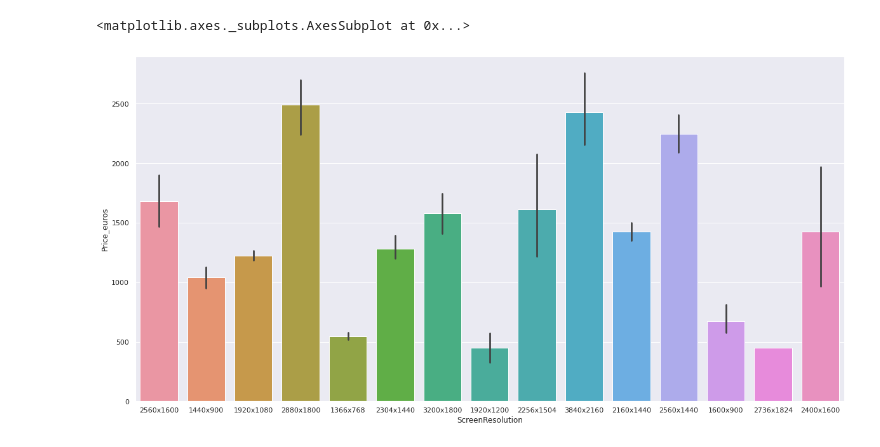
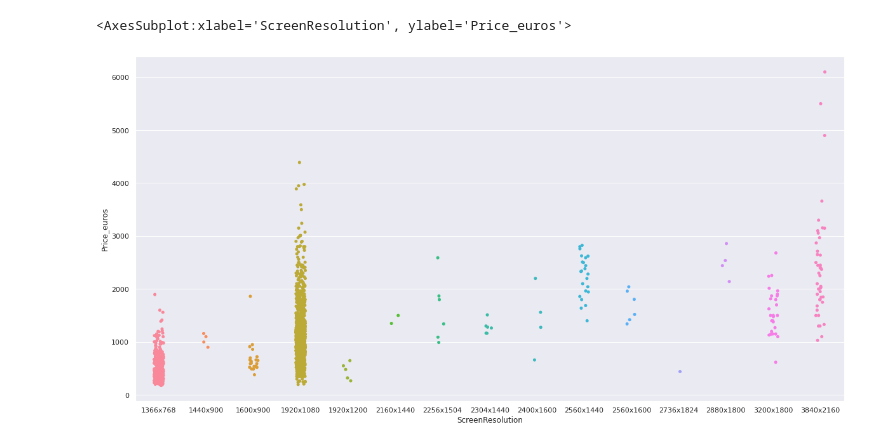
Before and after one commit to SayatP/Laptop-price-prediction, a Jupyter notebook: Notebook.ipynb, the cells around one changed output. Drawn from its saved outputs; the diff is of its cells as text; code cells hidden in the pictures.

```diff
--- a/Notebook.ipynb
+++ b/Notebook.ipynb
@@ -79,3 +75,5 @@ Name: Cpu, dtype: object
+# %%
+memory_types = ('SSD', 'HDD', 'Flash Storage', 'Hybrid')
 # %%
 df['Memory'] = df['Memory'].apply(lambda x: x.replace('.0', ''))
 
@@ -97,5 +95,5 @@ def process_combined_memory(_type, memory):
     res = sum(process_memory(mem, _type) for mem in split_memory)
     return res
 
-for memory_type in types:
+for memory_type in memory_types:
     df[memory_type] = df['Memory'].apply(partial(process_combined_memory, memory_type))
@@ -139,6 +107,6 @@ df['Pixels Per Inch'] = df.apply(lambda x: resolution_to_number(x.ScreenResoluti
 # %%
 import seaborn as sns
 
-sns.set(rc = {'figure.figsize':(12,8)})
+sns.set(rc = {'figure.figsize':(20,5)})
 
-sns.barplot(x=df["TypeName"], y=df["Price_euros"])
+sns.boxplot(x=df["Cpu"], y=df["Price_euros"])
@@ -145,2 +135,3 @@ sns.barplot(x=df["TypeName"], y=df["Price_euros"])
 # %%
+sns.set(rc = {'figure.figsize':(18,8)})
 sns.barplot(x=df["Company"], y=df["Price_euros"])
@@ -164,7 +161,7 @@ sns.barplot(x=df["Cpu speed"], y=df["Price_euros"], order=sorted(df["Cpu speed"]
 # %%
 sns.set(rc = {'figure.figsize':(20,10)})
 
-sns.barplot(x=df["ScreenResolution"], y=df["Price_euros"])
+sns.stripplot(x=df["ScreenResolution"], y=df["Price_euros"], order=sorted(df["ScreenResolution"].unique()))
 # %% [output]
-<matplotlib.axes._subplots.AxesSubplot at 0x...>
+<AxesSubplot:xlabel='ScreenResolution', ylabel='Price_euros'>
-[figure, old version]
+[figure, new version]
```
Also changed, not shown: parts of 58 cells of this notebook.
